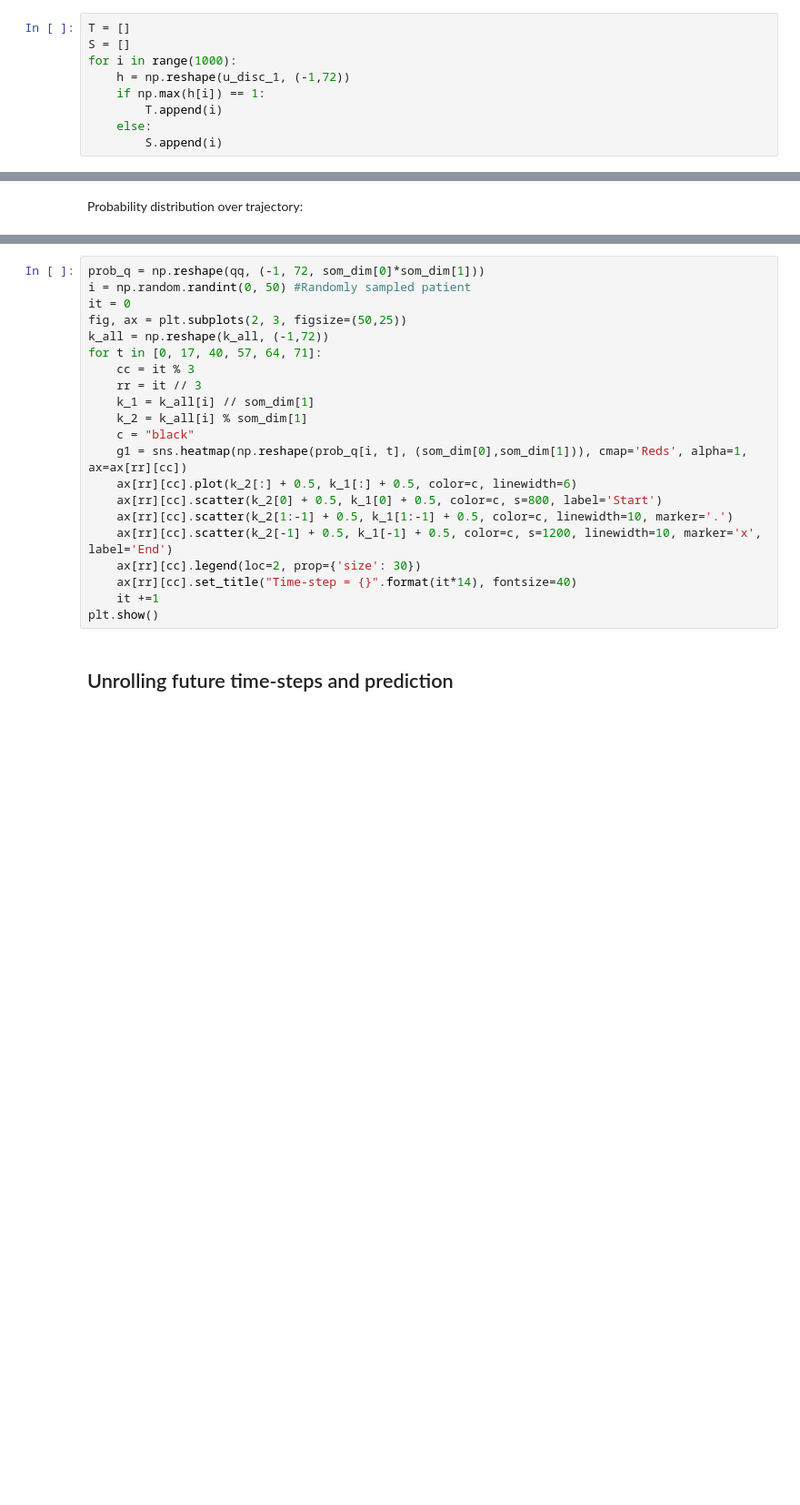
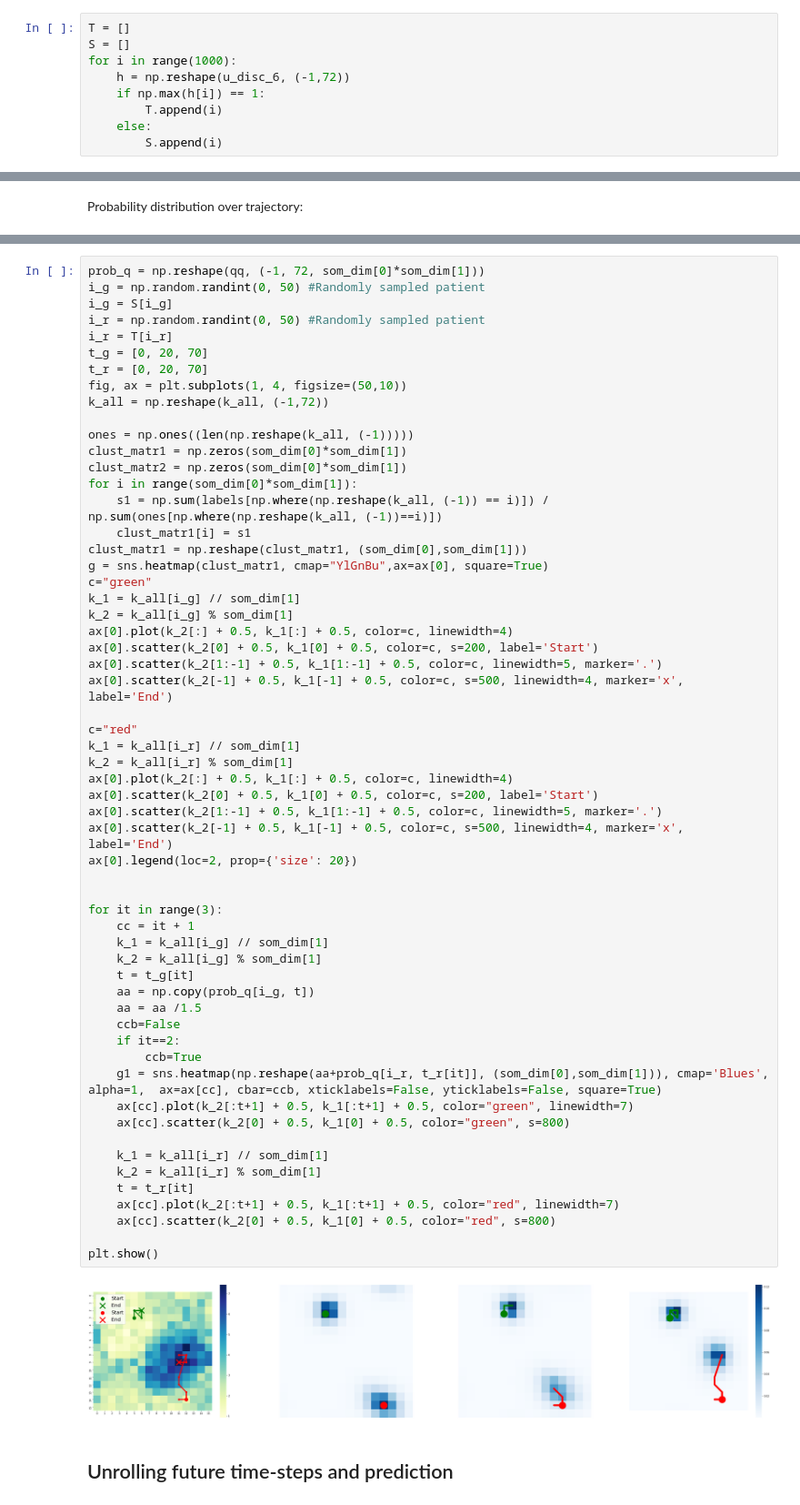
Before and after one commit to ratschlab/dpsom, a Jupyter notebook: notebooks/eICU_experiments.ipynb, the cells around one changed output, grey strips where cells are left out. Shown at 91% size. Saved outputs shown, nothing was run; the diff lists cells and outputs as text; blank space fills up the shorter version.

```diff
--- a/notebooks/eICU_experiments.ipynb
+++ b/notebooks/eICU_experiments.ipynb
@@ -184,7 +200,7 @@ plt.show()
 T = []
 S = []
 for i in range(1000):
-    h = np.reshape(u_disc_1, (-1,72))
+    h = np.reshape(u_disc_6, (-1,72))
     if np.max(h[i]) == 1:
         T.append(i)
     else:
@@ -235,24 +255,63 @@ qq.shape
 # %%
 prob_q = np.reshape(qq, (-1, 72, som_dim[0]*som_dim[1]))
-i = np.random.randint(0, 50) #Randomly sampled patient
-it = 0
-fig, ax = plt.subplots(2, 3, figsize=(50,25))
+i_g = np.random.randint(0, 50) #Randomly sampled patient
+i_g = S[i_g]
+i_r = np.random.randint(0, 50) #Randomly sampled patient
+i_r = T[i_r]
+t_g = [0, 20, 70]
+t_r = [0, 20, 70]
+fig, ax = plt.subplots(1, 4, figsize=(50,10))
 k_all = np.reshape(k_all, (-1,72))
-for t in [0, 17, 40, 57, 64, 71]:
-    cc = it % 3
-    rr = it // 3
-    k_1 = k_all[i] // som_dim[1]
-    k_2 = k_all[i] % som_dim[1]
-    c = "black"
-    g1 = sns.heatmap(np.reshape(prob_q[i, t], (som_dim[0],som_dim[1])), cmap='Reds', alpha=1,  ax=ax[rr][cc])
-    ax[rr][cc].plot(k_2[:] + 0.5, k_1[:] + 0.5, color=c, linewidth=6)
-    ax[rr][cc].scatter(k_2[0] + 0.5, k_1[0] + 0.5, color=c, s=800, label='Start')
-    ax[rr][cc].scatter(k_2[1:-1] + 0.5, k_1[1:-1] + 0.5, color=c, linewidth=10, marker='.')
-    ax[rr][cc].scatter(k_2[-1] + 0.5, k_1[-1] + 0.5, color=c, s=1200, linewidth=10, marker='x', label='End')
-    ax[rr][cc].legend(loc=2, prop={'size': 30})
-    ax[rr][cc].set_title("Time-step = {}".format(it*14), fontsize=40)
-    it +=1
+
+ones = np.ones((len(np.reshape(k_all, (-1)))))
+clust_matr1 = np.zeros(som_dim[0]*som_dim[1])
+clust_matr2 = np.zeros(som_dim[0]*som_dim[1])
+for i in range(som_dim[0]*som_dim[1]):
+    s1 = np.sum(labels[np.where(np.reshape(k_all, (-1)) == i)]) / np.sum(ones[np.where(np.reshape(k_all, (-1))==i)])
+    clust_matr1[i] = s1
+clust_matr1 = np.reshape(clust_matr1, (som_dim[0],som_dim[1]))
+g = sns.heatmap(clust_matr1, cmap="YlGnBu",ax=ax[0], square=True)
+c="green"
+k_1 = k_all[i_g] // som_dim[1]
+k_2 = k_all[i_g] % som_dim[1]
+ax[0].plot(k_2[:] + 0.5, k_1[:] + 0.5, color=c, linewidth=4)
+ax[0].scatter(k_2[0] + 0.5, k_1[0] + 0.5, color=c, s=200, label='Start')
+ax[0].scatter(k_2[1:-1] + 0.5, k_1[1:-1] + 0.5, color=c, linewidth=5, marker='.')
+ax[0].scatter(k_2[-1] + 0.5, k_1[-1] + 0.5, color=c, s=500, linewidth=4, marker='x', label='End')
+
+c="red"
+k_1 = k_all[i_r] // som_dim[1]
+k_2 = k_all[i_r] % som_dim[1]
+ax[0].plot(k_2[:] + 0.5, k_1[:] + 0.5, color=c, linewidth=4)
+ax[0].scatter(k_2[0] + 0.5, k_1[0] + 0.5, color=c, s=200, label='Start')
+ax[0].scatter(k_2[1:-1] + 0.5, k_1[1:-1] + 0.5, color=c, linewidth=5, marker='.')
+ax[0].scatter(k_2[-1] + 0.5, k_1[-1] + 0.5, color=c, s=500, linewidth=4, marker='x', label='End')
+ax[0].legend(loc=2, prop={'size': 20})
+
+
+for it in range(3):
+    cc = it + 1
+    k_1 = k_all[i_g] // som_dim[1]
+    k_2 = k_all[i_g] % som_dim[1]
+    t = t_g[it]
+    aa = np.copy(prob_q[i_g, t])
+    aa = aa /1.5
+    ccb=False
+    if it==2:
+        ccb=True
+    g1 = sns.heatmap(np.reshape(aa+prob_q[i_r, t_r[it]], (som_dim[0],som_dim[1])), cmap='Blues', alpha=1,  ax=ax[cc], cbar=ccb, xticklabels=False, yticklabels=False, square=True)
+    ax[cc].plot(k_2[:t+1] + 0.5, k_1[:t+1] + 0.5, color="green", linewidth=7)
+    ax[cc].scatter(k_2[0] + 0.5, k_1[0] + 0.5, color="green", s=800)
+
+    k_1 = k_all[i_r] // som_dim[1]
+    k_2 = k_all[i_r] % som_dim[1]
+    t = t_r[it]
+    ax[cc].plot(k_2[:t+1] + 0.5, k_1[:t+1] + 0.5, color="red", linewidth=7)
+    ax[cc].scatter(k_2[0] + 0.5, k_1[0] + 0.5, color="red", s=800)
+
 plt.show()
+# %% [output]
+[figure, added]
 # %% [markdown]
 ## Unrolling future time-steps and prediction
 # %%
```
Also changed, not shown: parts of 11 cells of this notebook, 1 other file.
